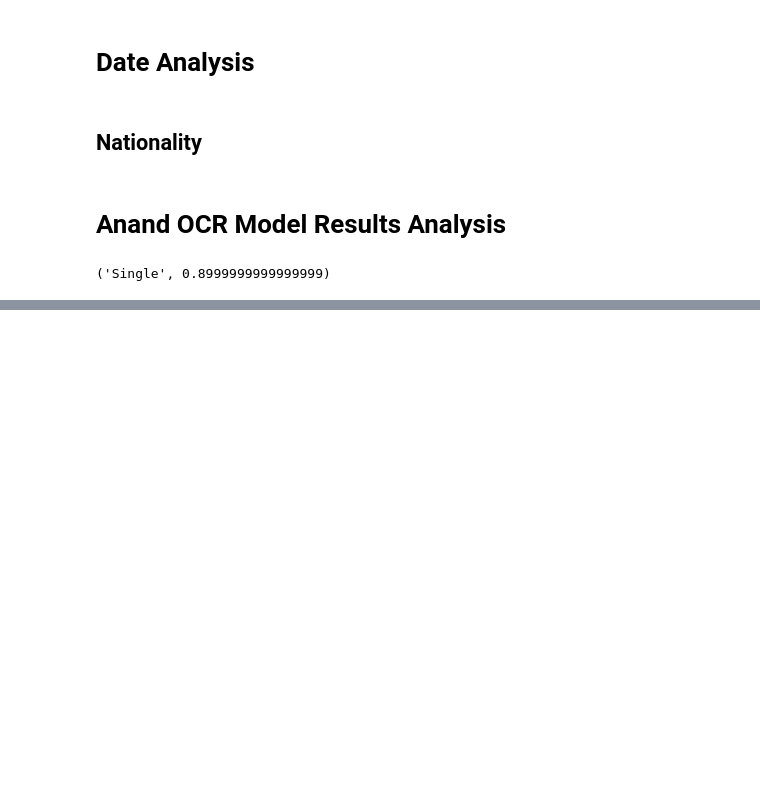
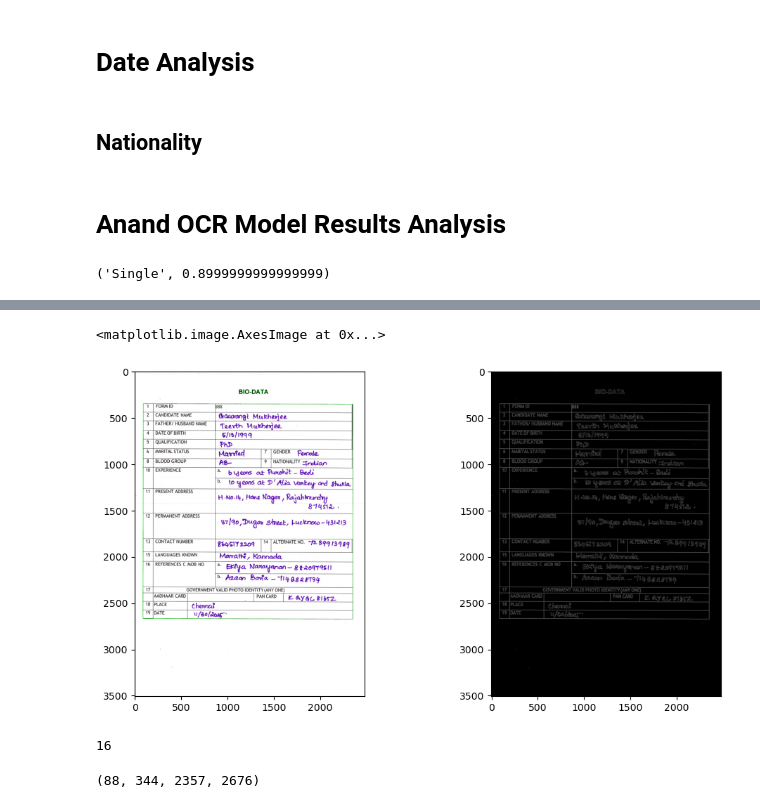
Before and after one commit to sathishkumartheta/tokenwise-dehado-ai, a Jupyter notebook: notebooks/OCR_Metrics.ipynb, the cells around one changed output, grey strips where cells are left out. Saved outputs shown, nothing was run; the diff lists cells and outputs as text; code cells hidden in the pictures; blank space fills up the shorter version.

```diff
--- a/notebooks/OCR_Metrics.ipynb
+++ b/notebooks/OCR_Metrics.ipynb
@@ -1071,0 +1189,48 @@ with open("field_vocabulary.json", "w") as f:
+# %%
+file_name = "VIT_888.jpg"
+image_path = r"F:\Muthu_2023\Personal\NextStep\Hackathon\DeHaDo_AI\tokenwise-dehado-ai\data\data1\train\images"
+
+image = Image.open(image_path + "/" + file_name)
+enhancer = ImageEnhance.Contrast(image)
+contrast_image = enhancer.enhance(2)  # 1
+
+opencv_image = np.array(contrast_image)
+
+# Convert RGB to BGR
+opencv_image = cv2.cvtColor(opencv_image, cv2.COLOR_RGB2BGR)
+
+# Convert BGR to GRAY
+gray_image = cv2.cvtColor(opencv_image, cv2.COLOR_BGR2GRAY)
+
+# Apply Blurr on Image
+blurred_image = cv2.GaussianBlur(gray_image, (5, 5), 0)
+
+# Apply Canny Edge Detection
+edged = cv2.Canny(blurred_image, 150, 200)
+
+# Find contours
+contours, hierarchy = cv2.findContours(edged, cv2.RETR_EXTERNAL, cv2.CHAIN_APPROX_SIMPLE)
+
+# Draw the contours on the original image
+cv2.drawContours(opencv_image, contours, -1, (0, 255, 0), 2) # Green color, thickness 2
+
+# Calculate Contour Area
+area = []
+for cont in contours:
+    area.append(cv2.contourArea(cont))
+
+# Get Coordinates of Max Contour Area
+cnt = contours[np.argmax(area)]
+x, y, w, h = cv2.boundingRect(cnt)
+x1, x2, y1, y2 = x, x + w, y, y + h
+# %% [output]
+<matplotlib.image.AxesImage at 0x...>
+[figure, added]
+# %%
+len(contours)
+# %% [output]
+16
+# %%
+x, y, w+x, h+y
+# %% [output]
+(88, 344, 2357, 2676)
```
Also changed, not shown: parts of 122 cells of this notebook.
